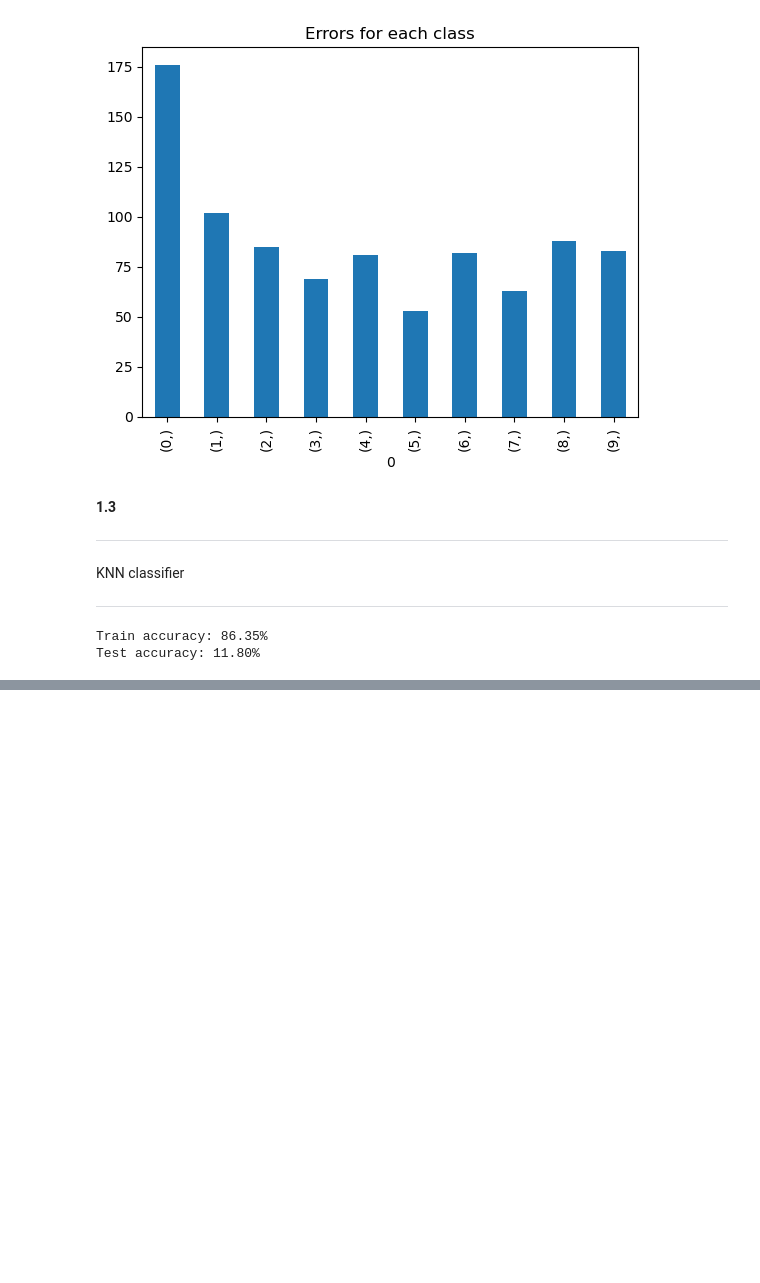
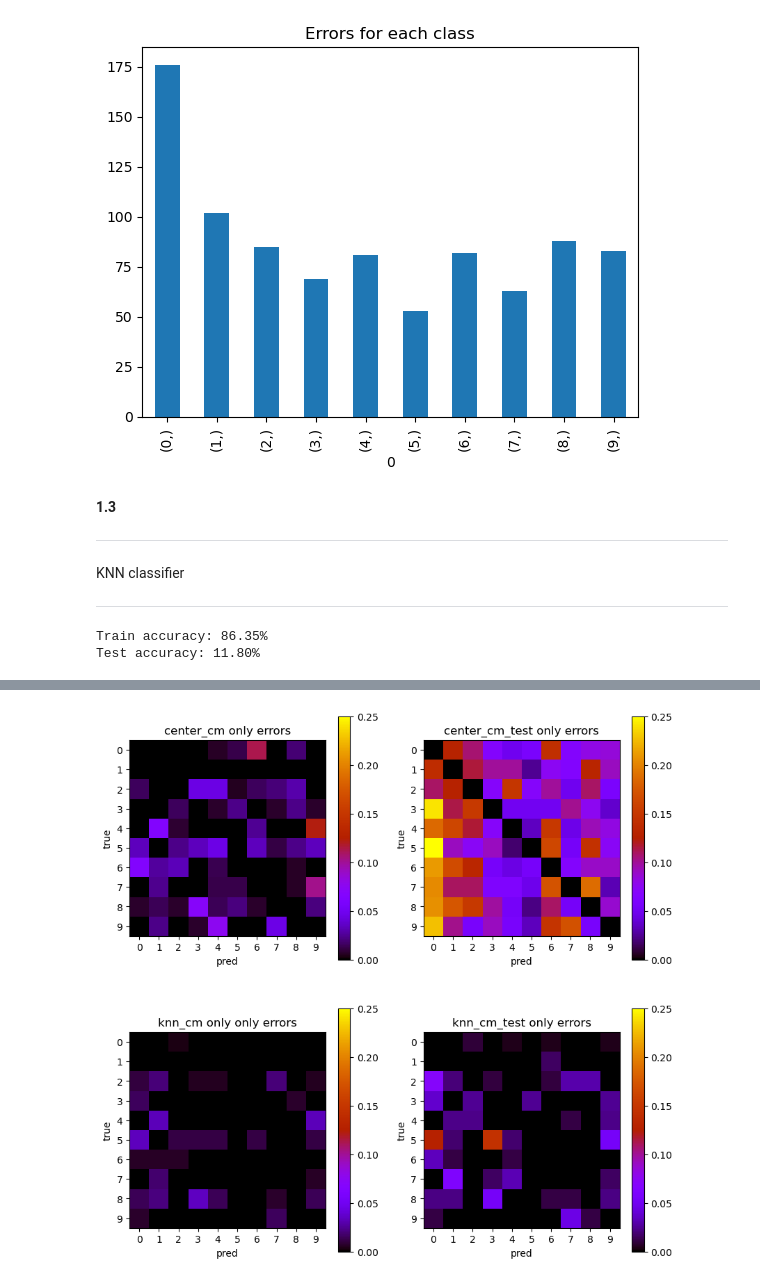
Before and after one commit to ThanosSkentzos/IDL-11, a Jupyter notebook: A0/thanos_1.ipynb, the cells around one changed output, grey strips where cells are left out. Cells and saved outputs as stored; diff of their text form; code cells hidden in the pictures; blank space fills up the shorter version.

```diff
--- a/A0/thanos_1.ipynb
+++ b/A0/thanos_1.ipynb
@@ -249 +273,11 @@ knn_cm_test = confusion_matrix(y_true_test,y_test_pred_knn,normalize=n)
+# %%
+# PLOT ONLY ERRORS FROM CM
+np.fill_diagonal(center_cm  ,0)
+np.fill_diagonal(center_cm_test,0)
+np.fill_diagonal(knn_cm,0)
+np.fill_diagonal(knn_cm_test,0)
+
+plot_cms(mode="only errors",vmax=0.25)
+# %% [output]
+[figure, added]
 # %%
```
Also changed, not shown: parts of 7 cells of this notebook.
